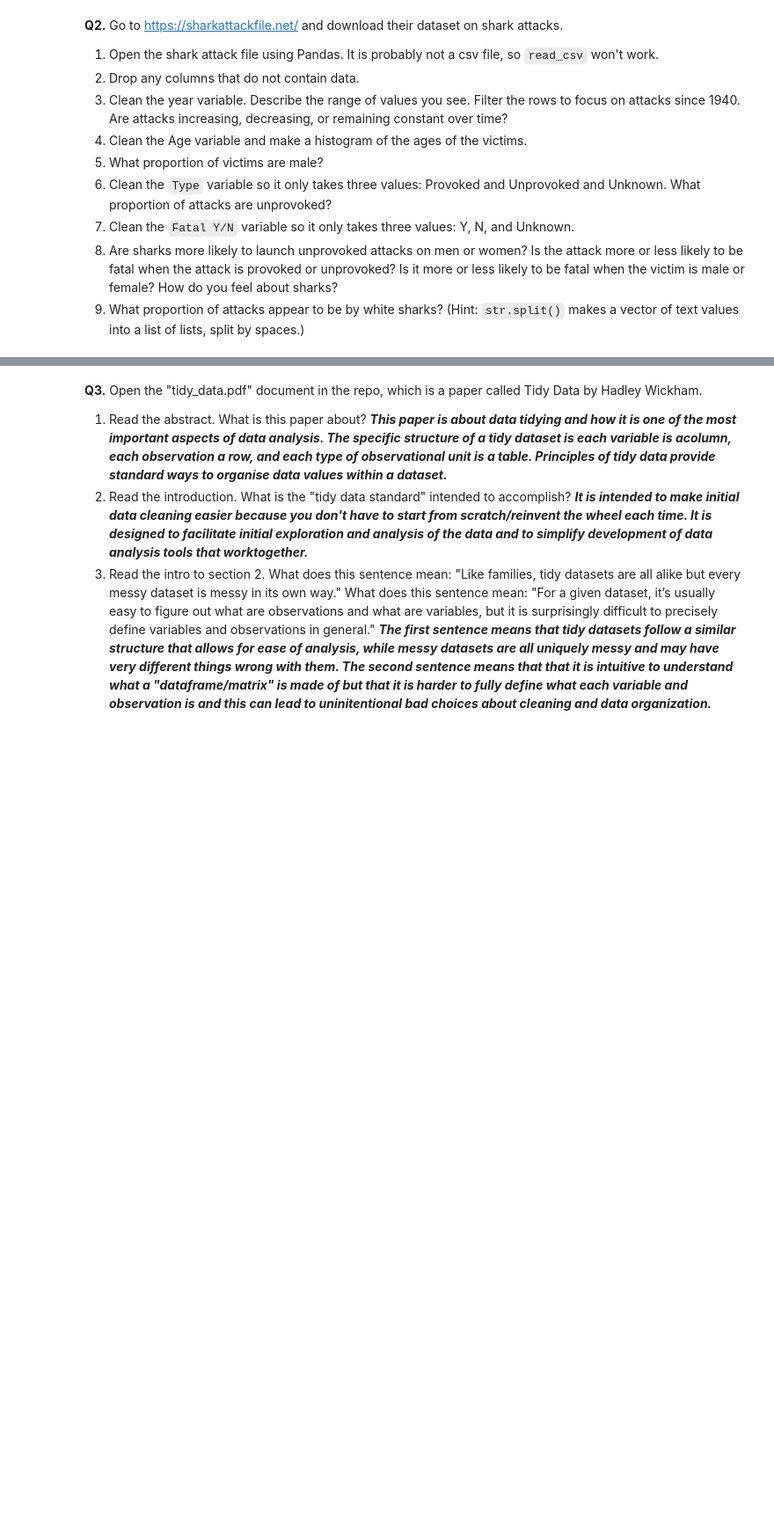
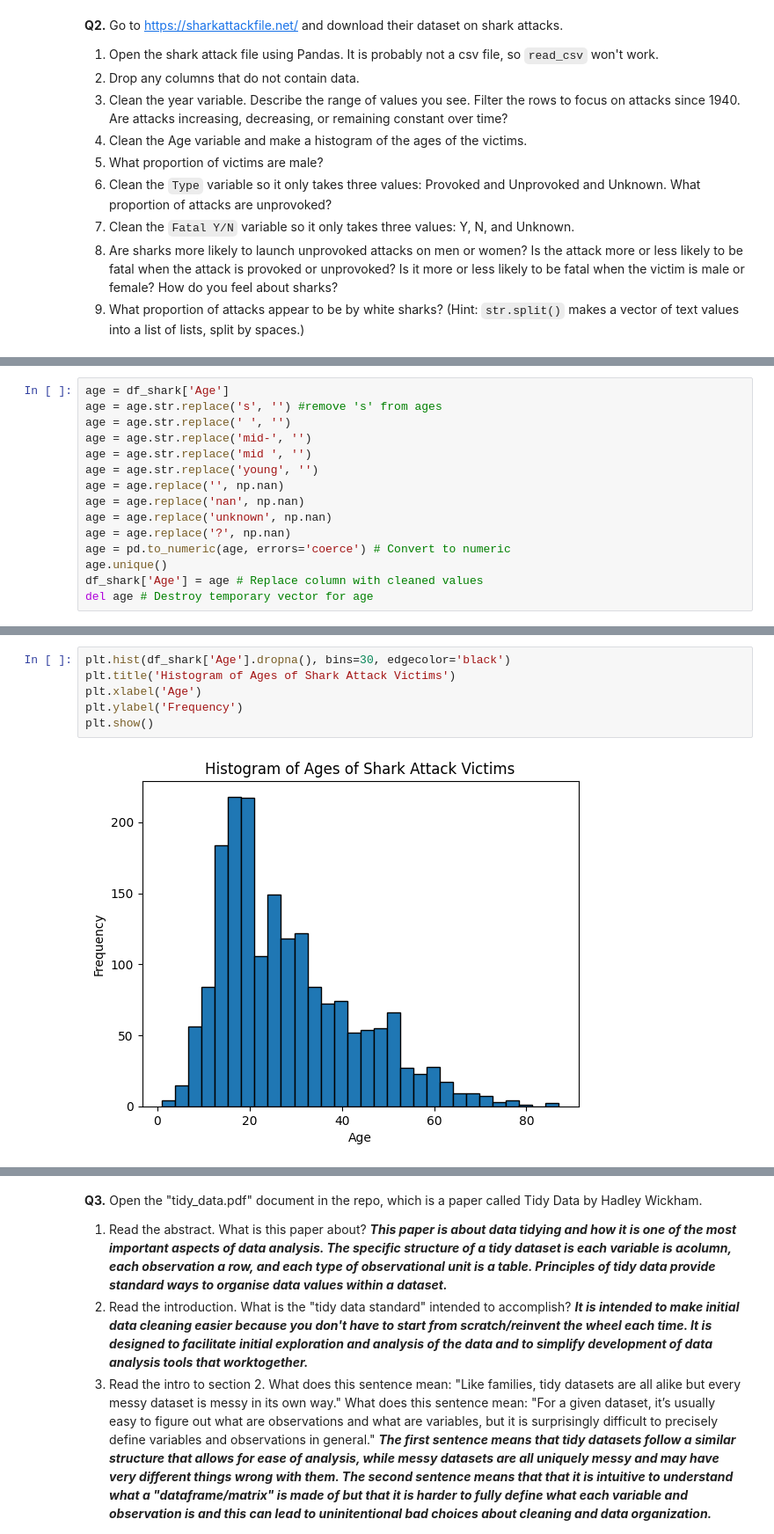
Before and after one commit to alaplace17/wrangling_updated, a Jupyter notebook: assignment/assignment.ipynb, the cells around one changed output, grey strips where cells are left out. Shown at 88% size. Drawn from its saved outputs; the diff is of its cells as text; blank space fills up the shorter version.

```diff
--- a/assignment/assignment.ipynb
+++ b/assignment/assignment.ipynb
@@ -302,0 +420,15 @@ Name: count, Length: 483, dtype: int64
+# %%
+age = df_shark['Age']
+age = age.str.replace('s', '') #remove 's' from ages
+age = age.str.replace(' ', '')
+age = age.str.replace('mid-', '')
+age = age.str.replace('mid ', '')
+age = age.str.replace('young', '')
+age = age.replace('', np.nan)
+age = age.replace('nan', np.nan)
+age = age.replace('unknown', np.nan)
+age = age.replace('?', np.nan)
+age = pd.to_numeric(age, errors='coerce') # Convert to numeric
+age.unique()
+df_shark['Age'] = age # Replace column with cleaned values
+del age # Destroy temporary vector for age
@@ -302,0 +453,8 @@ Name: count, Length: 483, dtype: int64
+# %%
+plt.hist(df_shark['Age'].dropna(), bins=30, edgecolor='black')
+plt.title('Histogram of Ages of Shark Attack Victims')
+plt.xlabel('Age')
+plt.ylabel('Frequency')
+plt.show()
+# %% [output]
+[figure, added]
```
Also changed, not shown: parts of 22 cells of this notebook.
